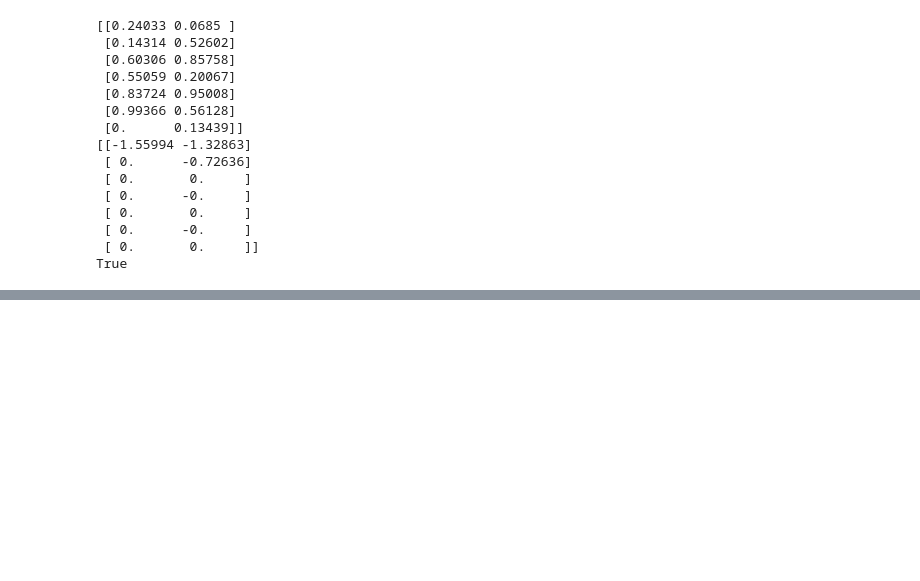
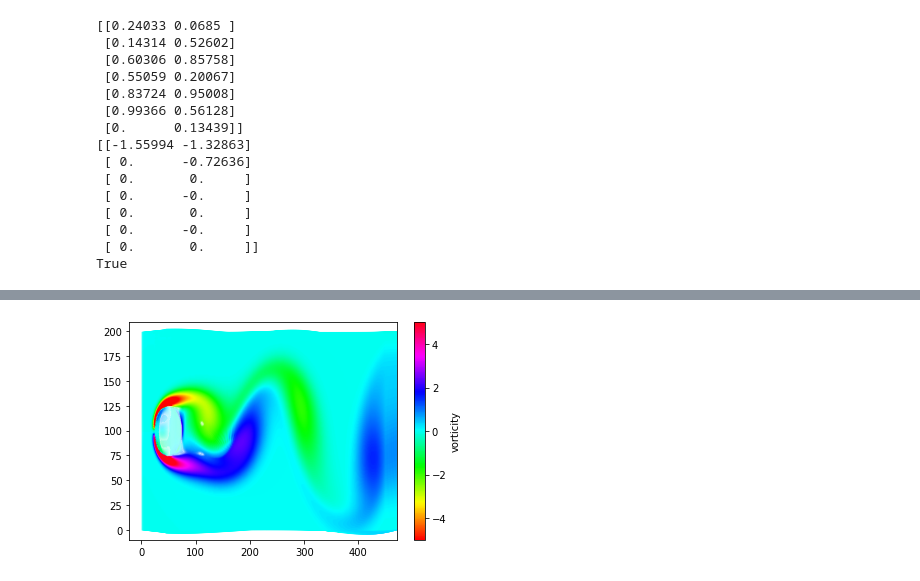
Before and after one commit to ela-d/DMD, a Jupyter notebook: DMD_algoritam1.ipynb, the cells around one changed output, grey strips where cells are left out. Saved outputs shown, nothing was run; the diff lists cells and outputs as text; code cells hidden in the pictures; blank space fills up the shorter version.

```diff
--- a/DMD_algoritam1.ipynb
+++ b/DMD_algoritam1.ipynb
@@ -475,0 +505,10 @@ True
+# %%
+plt.figure()
+x_os_2=np.repeat(x_os[:-1], 199); y_os_2=np.tile(y_os[:-1], 449)
+q = plt.quiver(x_os_2, y_os_2, u[:,koji], v[:,koji], vort1, cmap='hsv', scale=10)
+q.set_clim(-5, 5)
+cb = plt.colorbar(q)
+cb.set_label('vorticity')
+plt.show()
+# %% [output]
+[figure, added]
```
Also changed, not shown: parts of 3 cells of this notebook.
